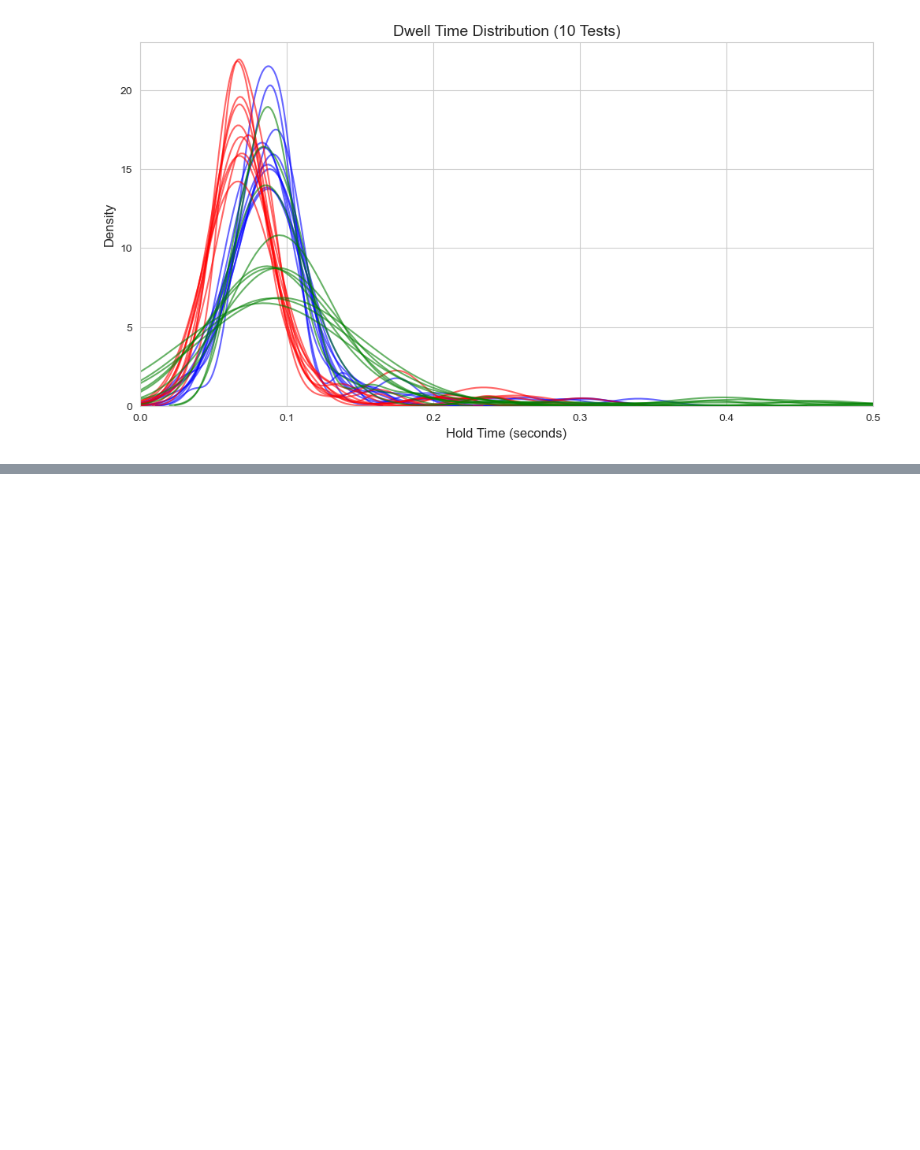
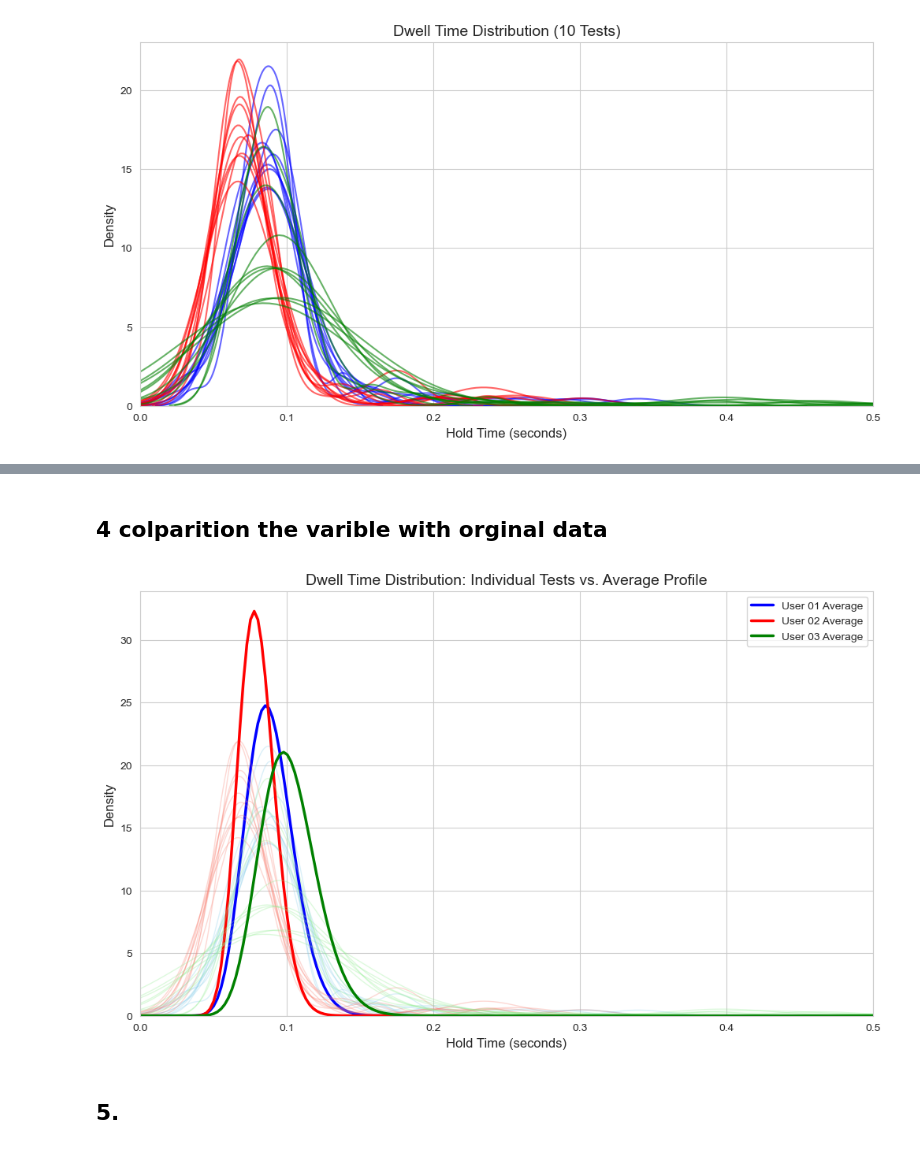
Before and after one commit to Ravindu-Sampath-Weerakoon/privacy-behavioral-auth, a Jupyter notebook: notebooks/advance_feature_analyze.ipynb, the cells around one changed output, grey strips where cells are left out. Drawn from its saved outputs; the diff is of its cells as text; code cells hidden in the pictures; blank space fills up the shorter version.

Commit message:
feat: add notebook for advanced behavioral feature analysis of KMT data

```diff
--- a/notebooks/advance_feature_analyze.ipynb
+++ b/notebooks/advance_feature_analyze.ipynb
@@ -208,0 +275,57 @@ display(df_features)
+# %% [markdown]
+## 4 colparition the varible with orginal data
+# %%
+import numpy as np
+from scipy.stats import gamma
+
+# Helper to get average parameters for a user
+def get_average_gamma_params(features_list):
+    # Filter out NaNs to ensure the average is accurate
+    valid_shapes = [f['gamma_shape'] for f in features_list if not np.isnan(f['gamma_shape'])]
+    valid_scales = [f['gamma_scale'] for f in features_list if not np.isnan(f['gamma_scale'])]
+
+    return np.mean(valid_shapes), np.mean(valid_scales)
+
+# Calculate for all three users
+avg_shape_1, avg_scale_1 = get_average_gamma_params(all_test_features_user_01)
+avg_shape_2, avg_scale_2 = get_average_gamma_params(all_test_features_user_02)
+avg_shape_3, avg_scale_3 = get_average_gamma_params(all_test_features_user_03)
+# %%
+import matplotlib.pyplot as plt
+import seaborn as sns
+
+plt.figure(figsize=(12, 7))
+sns.set_style("whitegrid")
+
+# Define users, their data, and their specific colors
+users_config = [
+    {'data': true_data_user_01, 'shape': avg_shape_1, 'scale': avg_scale_1, 'light': 'skyblue', 'dark': 'blue', 'label': 'User 01'},
+    {'data': true_data_user_02, 'shape': avg_shape_2, 'scale': avg_scale_2, 'light': 'salmon', 'dark': 'red', 'label': 'User 02'},
+    {'data': true_data_user_03, 'shape': avg_shape_3, 'scale': avg_scale_3, 'light': 'lightgreen', 'dark': 'green', 'label': 'User 03'},
+]
+
+x = np.linspace(0, 0.5, 200) # Range for dwell time
+
+for config in users_config:
+    # A. Plot Light Distributions (Individual Tests)
+    for test_id in sorted(config['data'].keys()):
+        events = config['data'][test_id].get('key_events', [])
+        dwell_times = calculate_dwell_times(events)
+        if len(dwell_times) > 1:
+            sns.kdeplot(dwell_times, color=config['light'], alpha=0.3, linewidth=1)
+
+    # B. Plot Dark Average Line (Calculated Gamma PDF)
+    # Using the averaged parameters computed above
+    y_avg = gamma.pdf(x, a=config['shape'], loc=0, scale=config['scale'])
+    plt.plot(x, y_avg, color=config['dark'], linewidth=2.5, label=f'{config["label"]} Average')
+
+plt.title('Dwell Time Distribution: Individual Tests vs. Average Profile', fontsize=14)
+plt.xlabel('Hold Time (seconds)', fontsize=12)
+plt.ylabel('Density', fontsize=12)
+plt.xlim(0, 0.5)
+plt.legend()
+plt.show()
+# %% [output]
+[figure, added]
+# %% [markdown]
+## 5.
```
Also changed, not shown: parts of 16 cells of this notebook.
